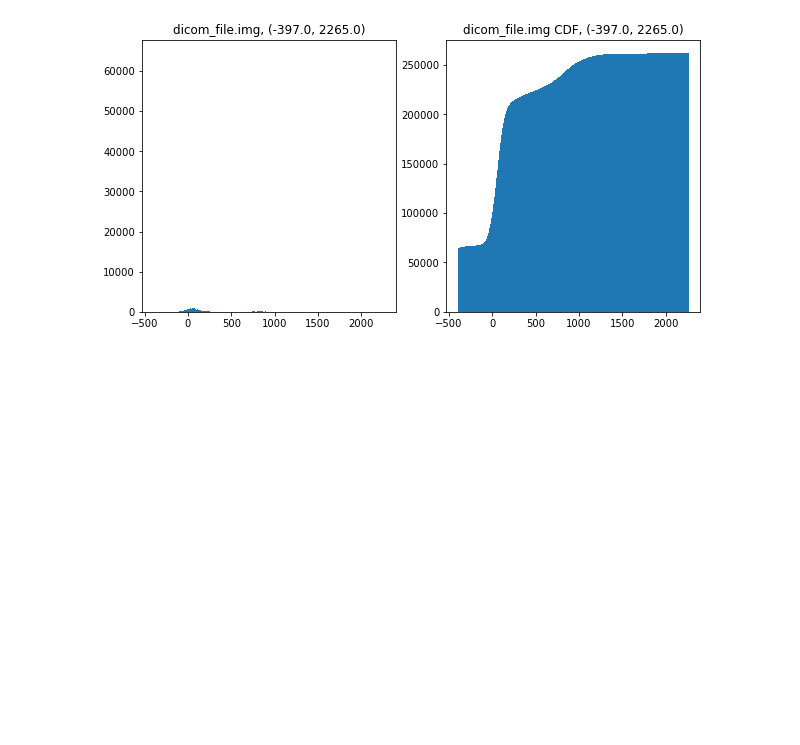
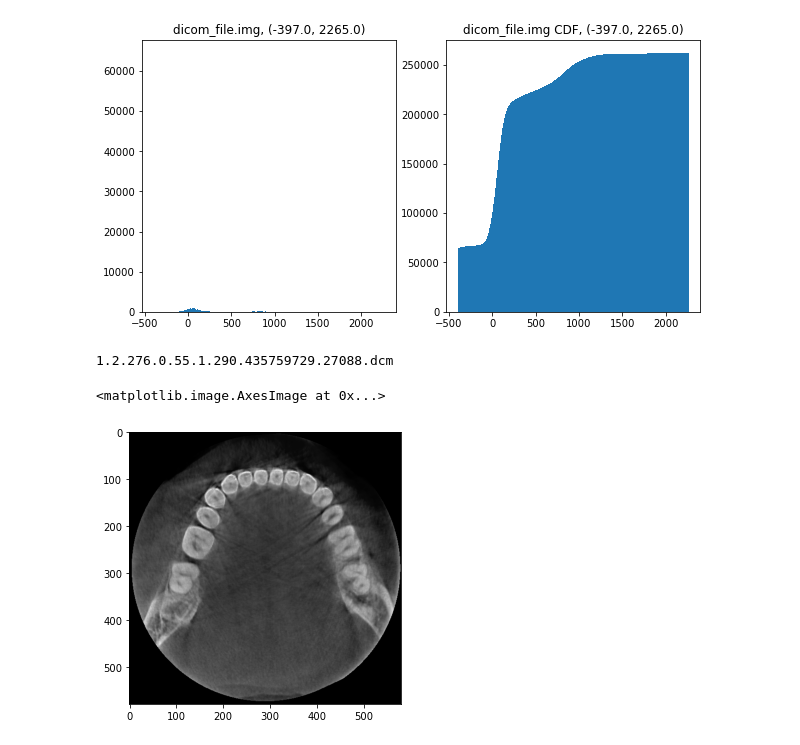
Before and after one commit to Jihwan98/2022-1, a Jupyter notebook: G-Follow/dicom_hist_9.ipynb, the cells around one changed output. Drawn from its saved outputs; the diff is of its cells as text; code cells hidden in the pictures; blank space fills up the shorter version.

```diff
--- a/G-Follow/dicom_hist_9.ipynb
+++ b/G-Follow/dicom_hist_9.ipynb
@@ -17,8 +17,14 @@ class Dicom():
             int(np.max(self.hu_img) - np.min(self.hu_img) + 1), [np.min(self.hu_img), np.max(self.hu_img) + 1])
         self.cdf = self.hist.cumsum()
         if auto == "all":
-            clip_min = np.min(self.hu_img) + np.where(self.cdf < self.cdf[-1] * 0.02)[0][-1]
-            clip_max = np.min(self.hu_img) + np.where(self.cdf > self.cdf[-1] * 0.98)[0][0]
+            if self.cdf[0] < self.cdf[-1] * 0.02:
+                clip_min = np.min(self.hu_img) + np.where(self.cdf < self.cdf[-1] * 0.02)[0][-1]
+            else:
+                clip_min = np.min(self.hu_img)
+            if self.cdf[-1] > self.cdf[-1] * 0.98:
+                clip_max = np.min(self.hu_img) + np.where(self.cdf > self.cdf[-1] * 0.98)[0][0]
+            else:
+                clip_max = np.max(self.hu_img)
 
             self.window_center = (clip_max + clip_min) / 2
             self.window_width = (clip_max - clip_min)
@@ -200,3 +206,19 @@ plt.title(f"dicom_file.img CDF, {np.min(dicom_file.img), np.max(dicom_file.img)}
 plt.show()
 # %% [output]
 [figure]
+# %%
+data_list = os.listdir('data/Sample4')
+dicom_path = os.path.join('data/Sample4',data_list[211])
+dicom_file = Dicom(dicom_path=dicom_path, auto='all')
+image = dicom_file.get_image()
+hu_img = dicom_file.get_hu_image()
+# %%
+print(data_list[211])
+# %% [output]
+1.2.276.0.55.1.290.435759729.27088.dcm
+# %%
+plt.figure(figsize=(10,5))
+plt.imshow(hu_img, cmap='gray')
+# %% [output]
+<matplotlib.image.AxesImage at 0x...>
+[figure, added]
```
Also changed, not shown: parts of 6 cells of this notebook.
